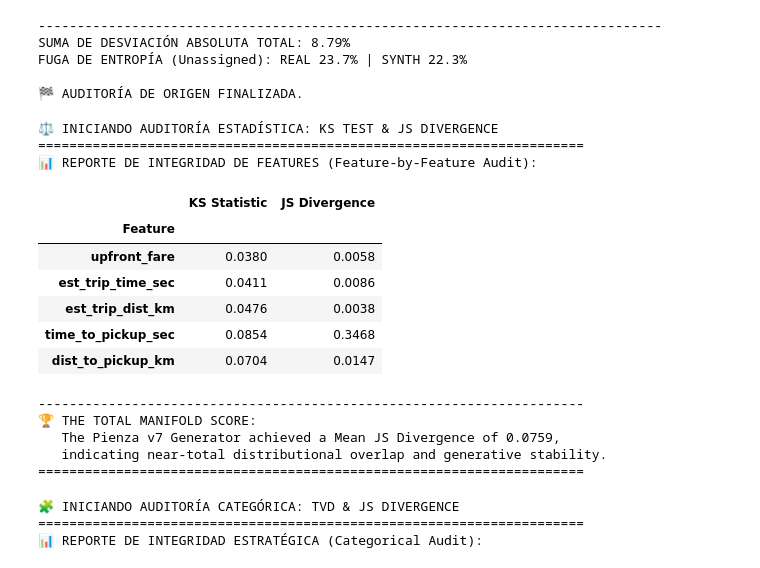
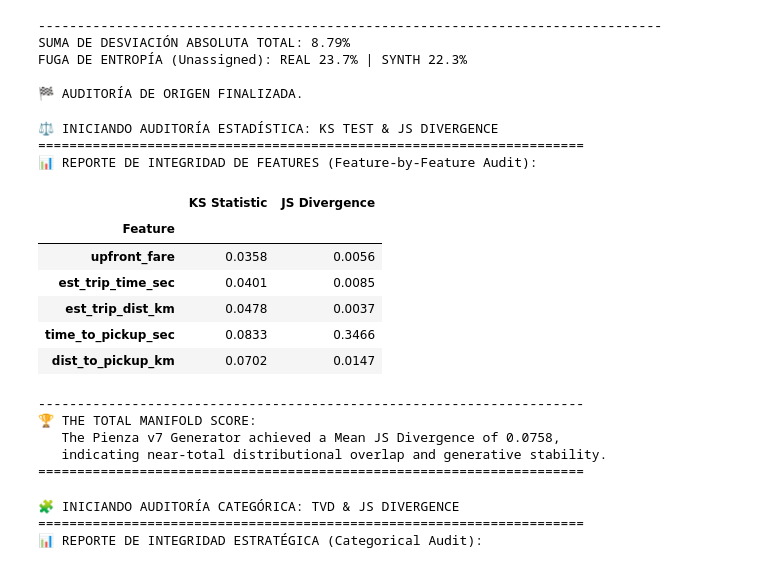
Before and after one commit to WiseExMachina/pienza, a Jupyter notebook: Phase_6_Generative_Moonshots/0602_cGAN_Training.ipynb, the cells around one changed output. Saved outputs shown, nothing was run; the diff lists cells and outputs as text; code cells hidden in the pictures.

```diff
--- a/Phase_6_Generative_Moonshots/0602_cGAN_Training.ipynb
+++ b/Phase_6_Generative_Moonshots/0602_cGAN_Training.ipynb
@@ -1814,42 +1810,51 @@ def execute_statistical_rigor_audit(df_real, df_synth, features):
     styled_report = report_df.style.format({
         'KS Statistic': "{:.4f}",
         'JS Divergence': "{:.4f}"
     }).background_gradient(cmap='Purples', subset=['JS Divergence']) \
       .background_gradient(cmap='crest', subset=['KS Statistic'])
 
     display(styled_report)
 
     print("-" * 70)
     print(f"🏆 THE TOTAL MANIFOLD SCORE:")
     print(f"   The Pienza v7 Generator achieved a Mean JS Divergence of {mean_js_div:.4f},")
     print(f"   indicating near-total distributional overlap and generative stability.")
     print("=" * 70)
 
+# --- PRE-FLIGHT: Align Real population with training/synthetic population ---
+# df_synthetic is drawn from df_gan_ready, which already consolidated product
+# categories (1-2-3) and dropped category 4. Comparing against raw df_raw
+# mixes populations and skews the fidelity metrics, so we mirror the same
+# consolidation used in Cell 6.10 / Cell 11.5 before auditing.
+df_real_filtered = df_raw.copy()
+df_real_filtered['product_category_fk'] = df_real_filtered['product_category_fk'].replace(3, 2).replace(4, 3)
+df_real_filtered = df_real_filtered[df_real_filtered['product_category_fk'].isin([1, 2, 3])]
+
 # Define the pure physics variables to audit
 AUDIT_COLS = [
     'upfront_fare',
     'est_trip_time_sec',
     'est_trip_dist_km',
     'time_to_pickup_sec',
     'dist_to_pickup_km'
 ]
 
 # EXECUTE
-execute_statistical_rigor_audit(df_raw, df_synthetic, AUDIT_COLS)
+execute_statistical_rigor_audit(df_real_filtered, df_synthetic, AUDIT_COLS)
 # %% [output]
 ⚖️ INICIANDO AUDITORÍA ESTADÍSTICA: KS TEST & JS DIVERGENCE
 ======================================================================
 📊 REPORTE DE INTEGRIDAD DE FEATURES (Feature-by-Feature Audit):
 |  | KS Statistic | JS Divergence |
 | Feature |  |  |
-| upfront_fare | 0.0380 | 0.0058 |
-| est_trip_time_sec | 0.0411 | 0.0086 |
-| est_trip_dist_km | 0.0476 | 0.0038 |
-| time_to_pickup_sec | 0.0854 | 0.3468 |
-| dist_to_pickup_km | 0.0704 | 0.0147 |
+| upfront_fare | 0.0358 | 0.0056 |
+| est_trip_time_sec | 0.0401 | 0.0085 |
+| est_trip_dist_km | 0.0478 | 0.0037 |
+| time_to_pickup_sec | 0.0833 | 0.3466 |
+| dist_to_pickup_km | 0.0702 | 0.0147 |
 ----------------------------------------------------------------------
 🏆 THE TOTAL MANIFOLD SCORE:
-   The Pienza v7 Generator achieved a Mean JS Divergence of 0.0759,
+   The Pienza v7 Generator achieved a Mean JS Divergence of 0.0758,
    indicating near-total distributional overlap and generative stability.
 ======================================================================
 # %%
```
Also changed, not shown: parts of 9 cells of this notebook.
